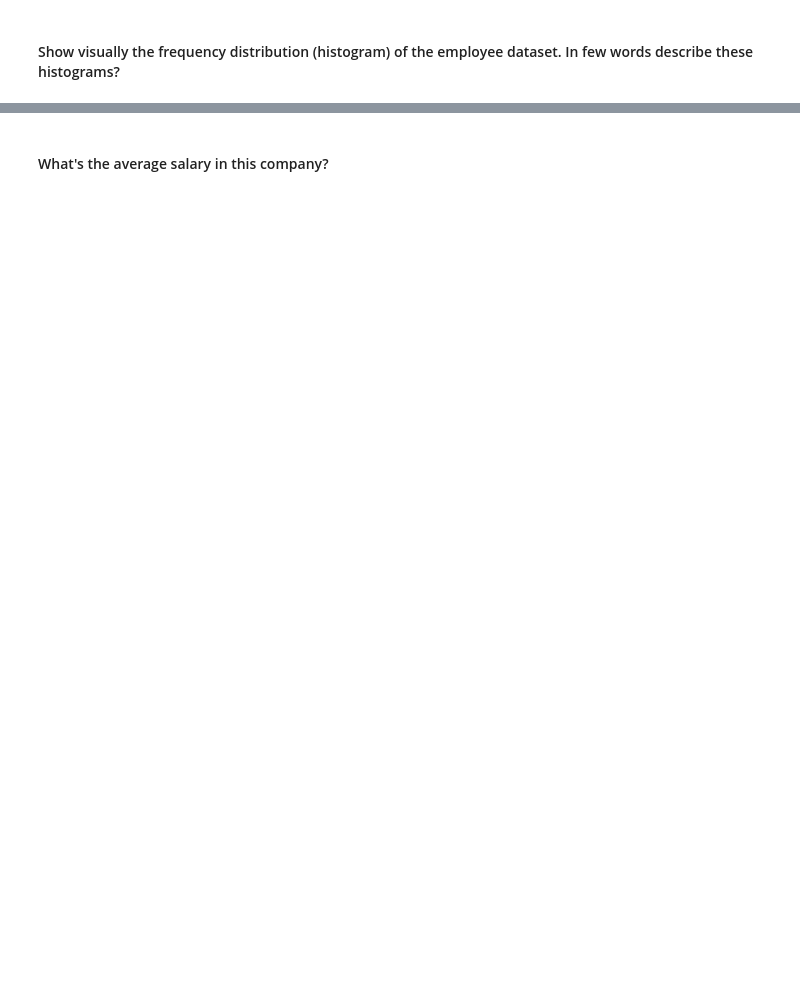
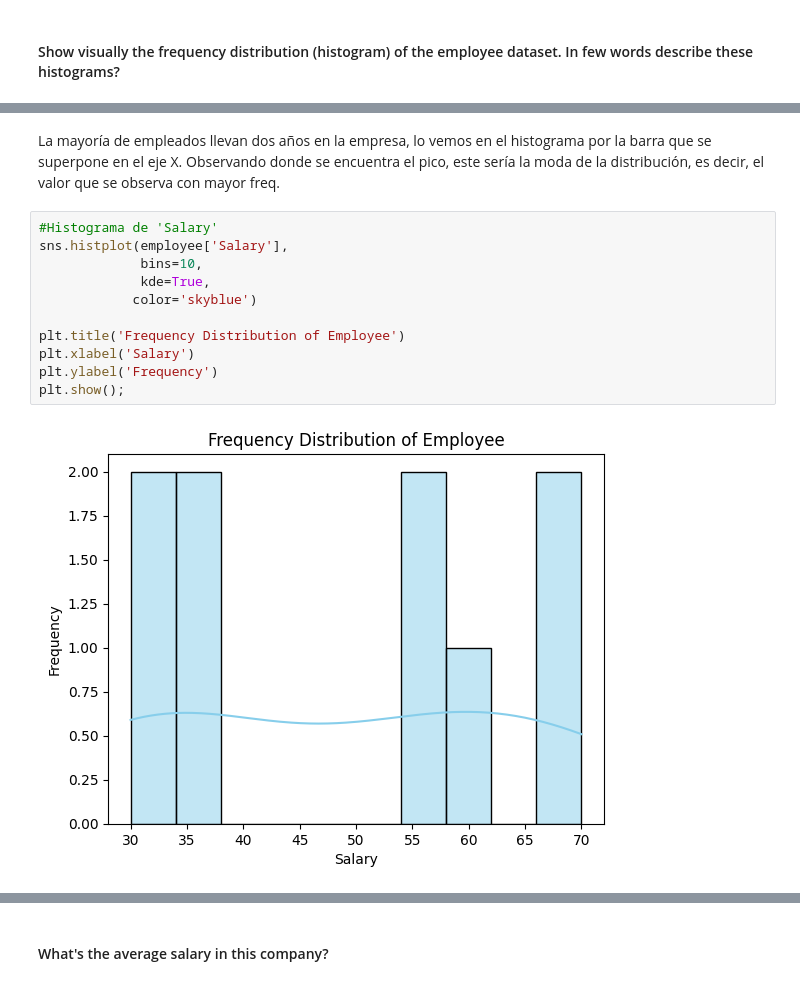
Before and after one commit to Ironhack-Data-Madrid-Octubre-2023/5.1-lab_subsetting_and_descriptive_stats, a Jupyter notebook: your-code/main.ipynb, the cells around one changed output, grey strips where cells are left out. Cells and saved outputs as stored; diff of their text form; blank space fills up the shorter version.

```diff
--- a/your-code/main.ipynb
+++ b/your-code/main.ipynb
@@ -138,0 +183,15 @@ std
+# %% [markdown]
+La mayoría de empleados llevan dos años en la empresa, lo vemos en el histograma por la barra que se superpone en el eje X. Observando donde se encuentra el pico, este sería la moda de la distribución, es decir, el valor que se observa con mayor freq.
+# %%
+#Histograma de 'Salary'
+sns.histplot(employee['Salary'],
+             bins=10,
+             kde=True,
+            color='skyblue')
+
+plt.title('Frequency Distribution of Employee')
+plt.xlabel('Salary')
+plt.ylabel('Frequency')
+plt.show();
+# %% [output]
+[figure, added]
```
Also changed, not shown: parts of 44 cells of this notebook.
